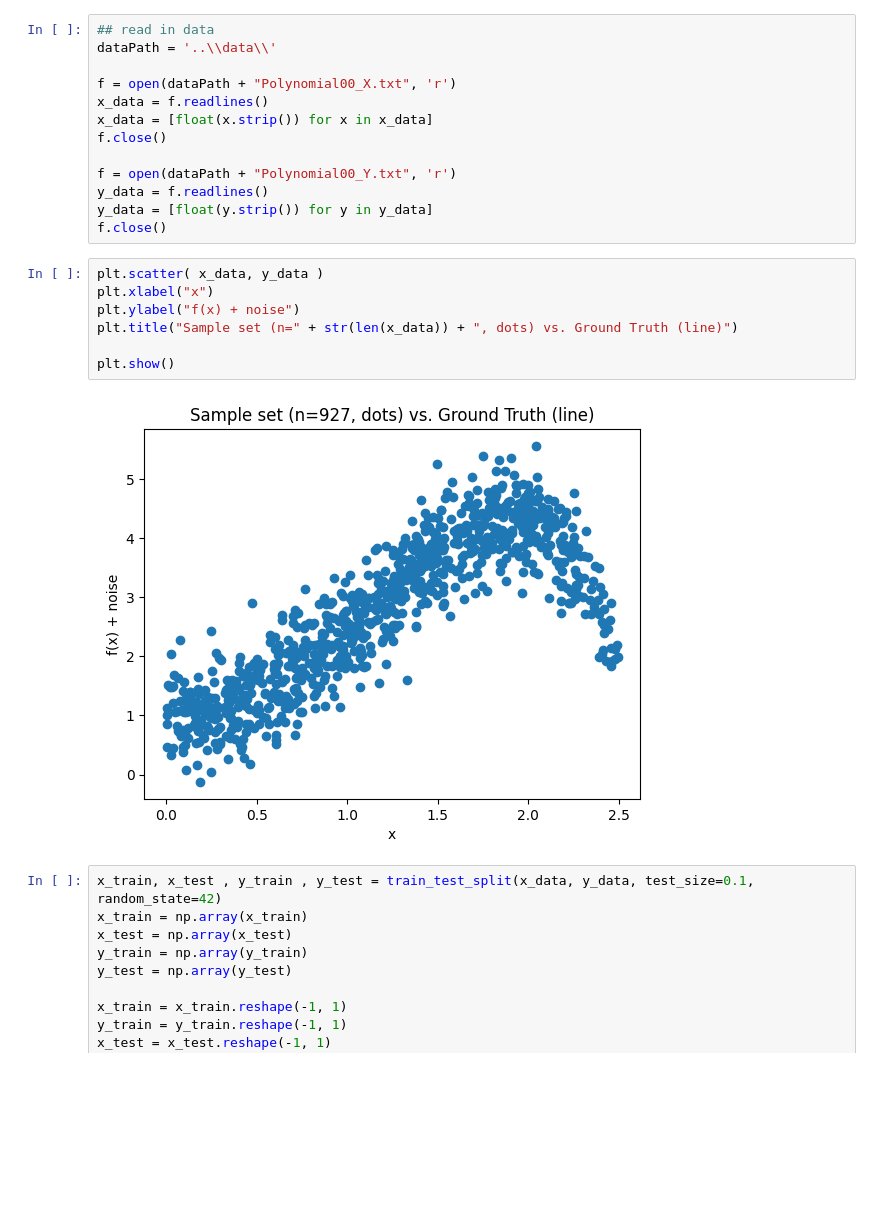
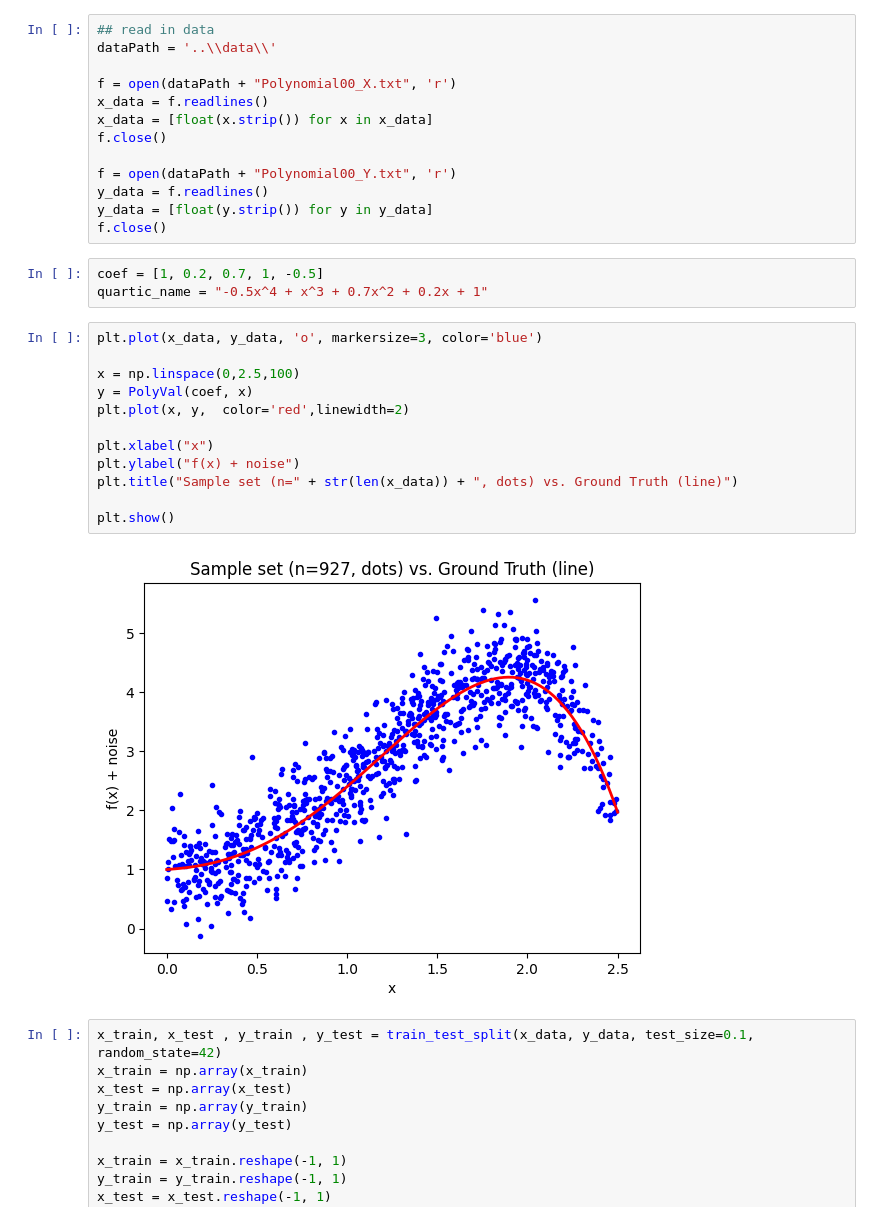
Before and after one commit to DesignToolInvestor/MLPlay, a Jupyter notebook: ToyTree/ScikitLearnTreeRegression00.ipynb, the cells around one changed output. Drawn from its saved outputs; the diff is of its cells as text; blank space fills up the shorter version.

```diff
--- a/ToyTree/ScikitLearnTreeRegression00.ipynb
+++ b/ToyTree/ScikitLearnTreeRegression00.ipynb
@@ -20,15 +25,23 @@ f = open(dataPath + "Polynomial00_Y.txt", 'r')
 y_data = f.readlines()
 y_data = [float(y.strip()) for y in y_data]
 f.close()
+# %%
+coef = [1, 0.2, 0.7, 1, -0.5]
+quartic_name = "-0.5x^4 + x^3 + 0.7x^2 + 0.2x + 1"
 # %%
-plt.scatter( x_data, y_data )
+plt.plot(x_data, y_data, 'o', markersize=3, color='blue')
+
+x = np.linspace(0,2.5,100)
+y = PolyVal(coef, x)
+plt.plot(x, y,  color='red',linewidth=2)
+
 plt.xlabel("x")
 plt.ylabel("f(x) + noise")
 plt.title("Sample set (n=" + str(len(x_data)) + ", dots) vs. Ground Truth (line)")
 
 plt.show()
 # %% [output]
-[figure, old version]
+[figure, new version]
 # %%
 x_train, x_test , y_train , y_test = train_test_split(x_data, y_data, test_size=0.1, random_state=42)
 x_train = np.array(x_train)
```
Also changed, not shown: parts of 12 cells of this notebook, 1 other file.
